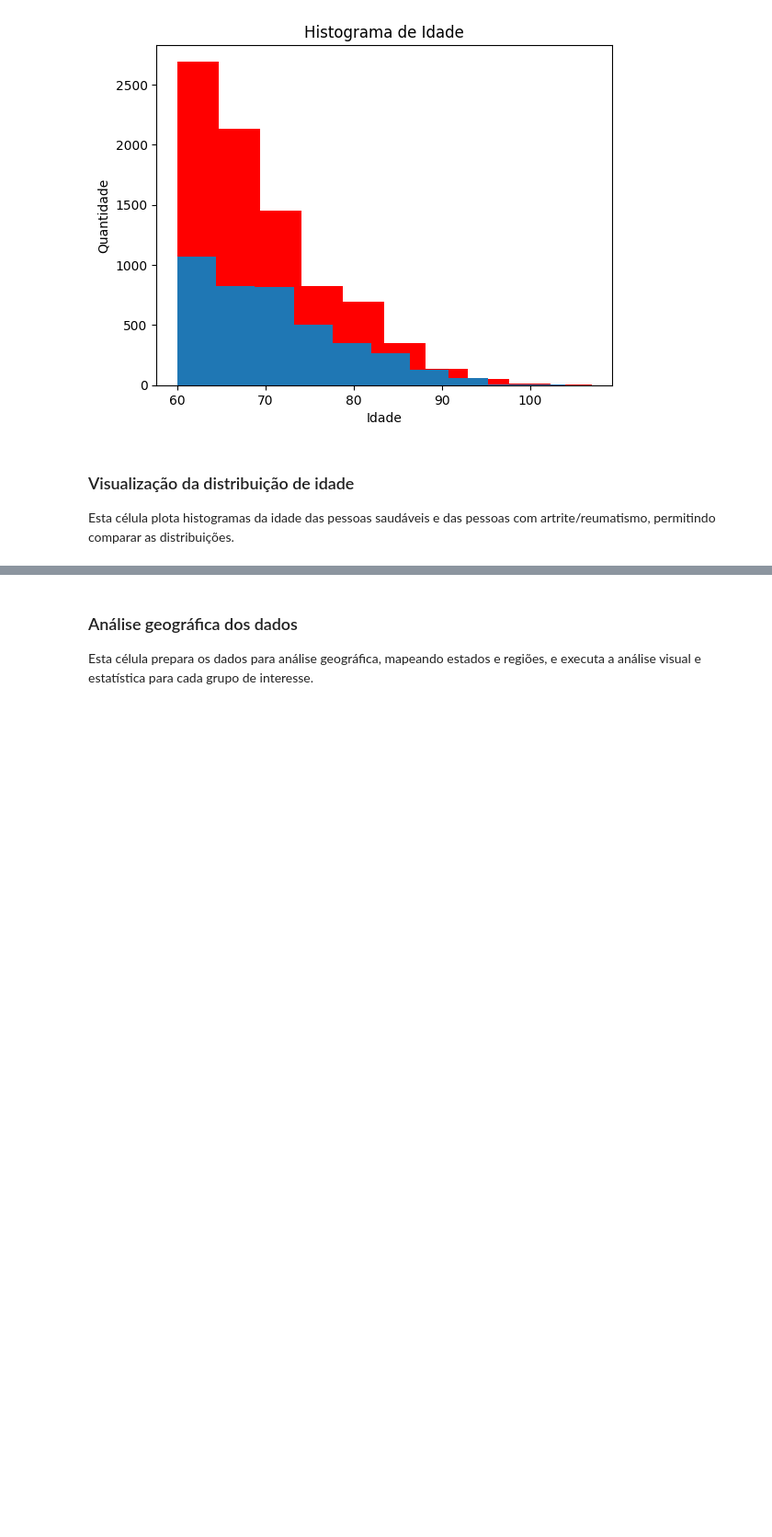
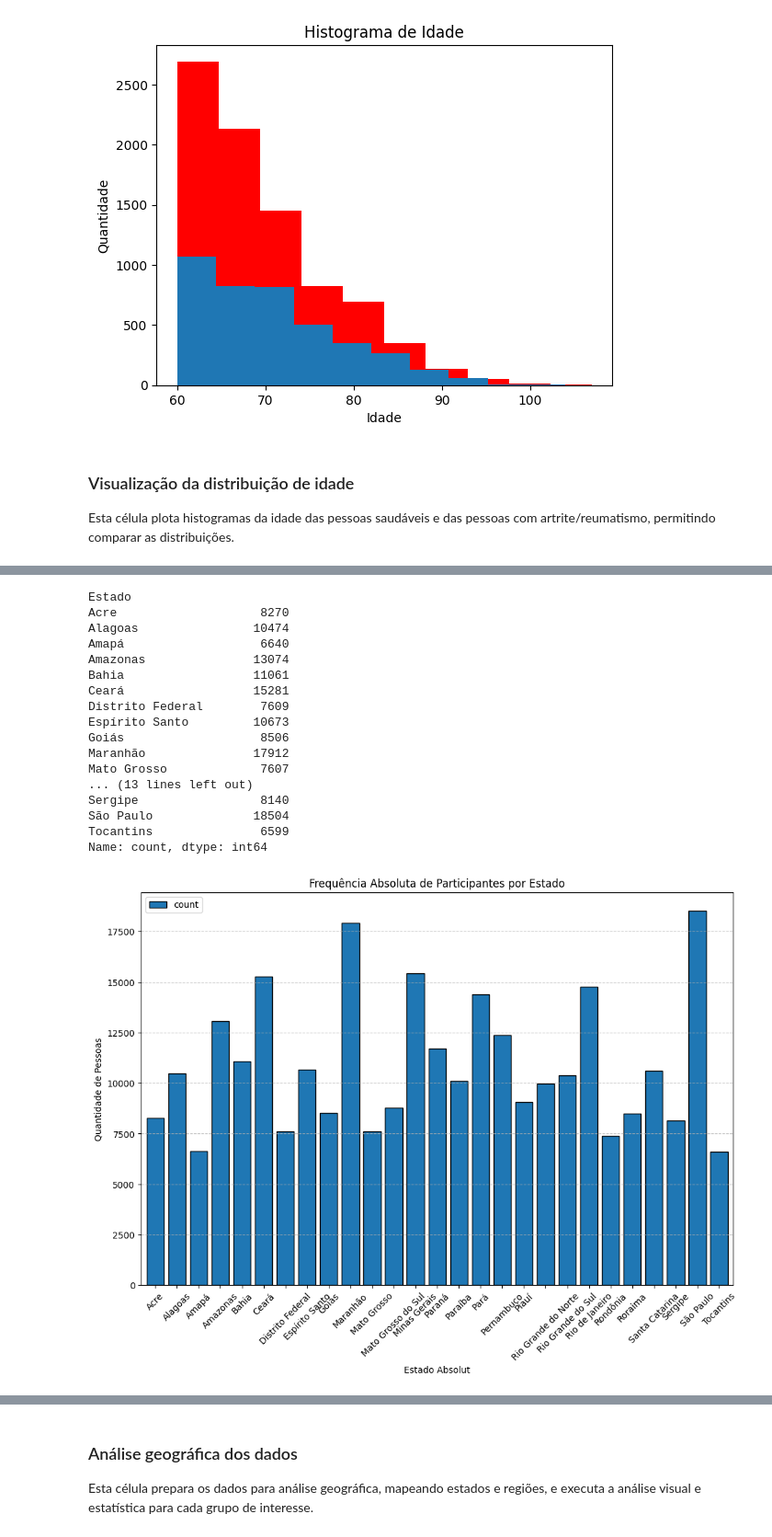
Before and after one commit to pedrinndias/Projeto-PNS-2019, a Jupyter notebook: notebooks/pessoas_saudaveis.ipynb, the cells around one changed output, grey strips where cells are left out. Shown at 92% size. Drawn from its saved outputs; the diff is of its cells as text; code cells hidden in the pictures; blank space fills up the shorter version.

```diff
--- a/notebooks/pessoas_saudaveis.ipynb
+++ b/notebooks/pessoas_saudaveis.ipynb
@@ -256,0 +226,30 @@ NameError: name 'preparar_dados_geograficos' is not defined
+# %%
+contagem_geral_estado = df['Estado'].value_counts().sort_index()
+print(contagem_geral_estado)
+contagem_geral_estado.plot(kind ='bar', edgecolor='black', figsize=(12, 8), width=0.8,)
+plt.title('Frequência Absoluta de Participantes por Estado')
+plt.xlabel('Estado Absolut')
+plt.ylabel('Quantidade de Pessoas')
+plt.legend()
+plt.xticks(rotation=45)
+plt.grid(axis='y', linestyle='--', alpha=0.7)
+plt.show()
+# %% [output]
+Estado
+Acre                    8270
+Alagoas                10474
+Amapá                   6640
+Amazonas               13074
+Bahia                  11061
+Ceará                  15281
+Distrito Federal        7609
+Espírito Santo         10673
+Goiás                   8506
+Maranhão               17912
+Mato Grosso             7607
+... (13 lines left out)
+Sergipe                 8140
+São Paulo              18504
+Tocantins               6599
+Name: count, dtype: int64
+[figure, added]
```
Also changed, not shown: parts of 13 cells of this notebook, 20 other files.
